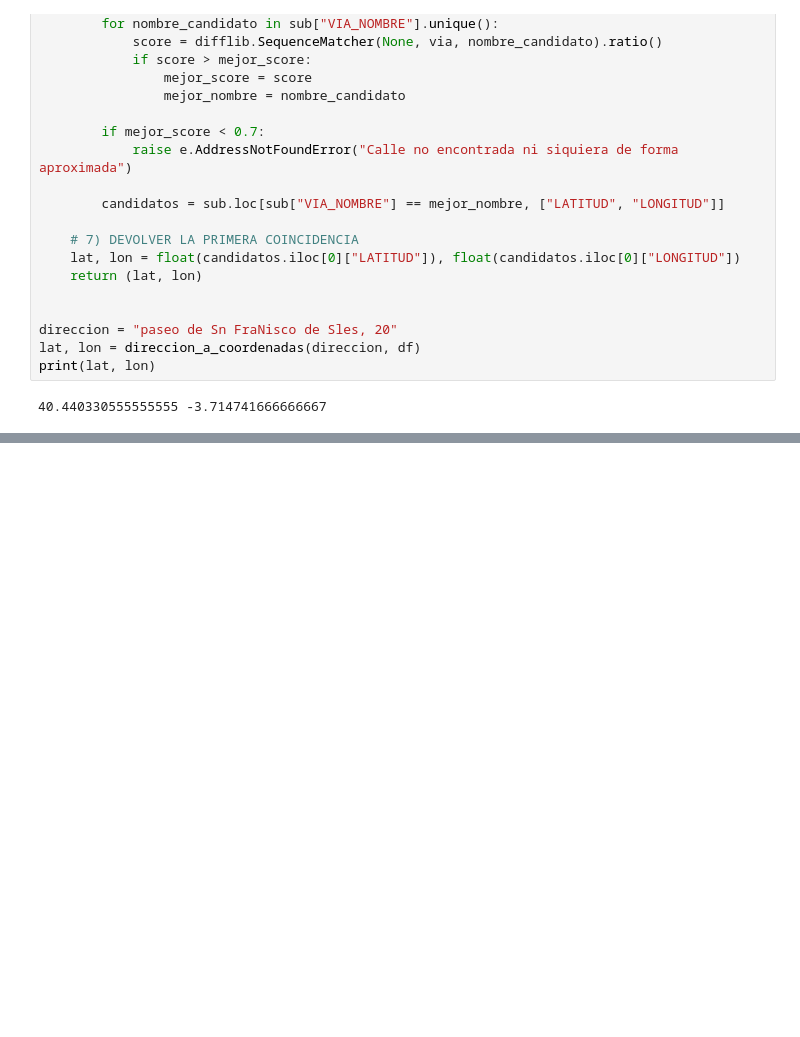
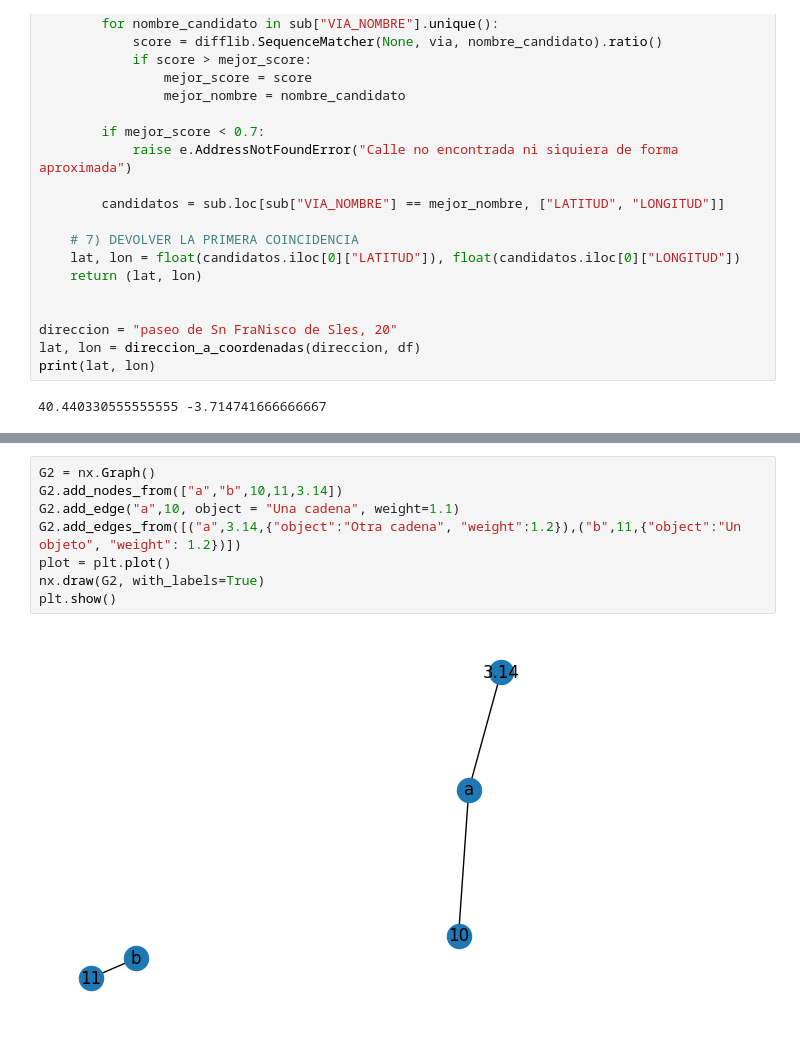
Before and after one commit to javmartineez/StreetWise, a Jupyter notebook: prueba.ipynb, the cells around one changed output, grey strips where cells are left out. Saved outputs shown, nothing was run; the diff lists cells and outputs as text; blank space fills up the shorter version.

```diff
--- a/prueba.ipynb
+++ b/prueba.ipynb
@@ -194,0 +237,10 @@ print(lat, lon)
+# %%
+G2 = nx.Graph()
+G2.add_nodes_from(["a","b",10,11,3.14])
+G2.add_edge("a",10, object = "Una cadena", weight=1.1)
+G2.add_edges_from([("a",3.14,{"object":"Otra cadena", "weight":1.2}),("b",11,{"object":"Un objeto", "weight": 1.2})])
+plot = plt.plot()
+nx.draw(G2, with_labels=True)
+plt.show()
+# %% [output]
+[figure, added]
```
Also changed, not shown: parts of 14 cells of this notebook, 1 other file.
